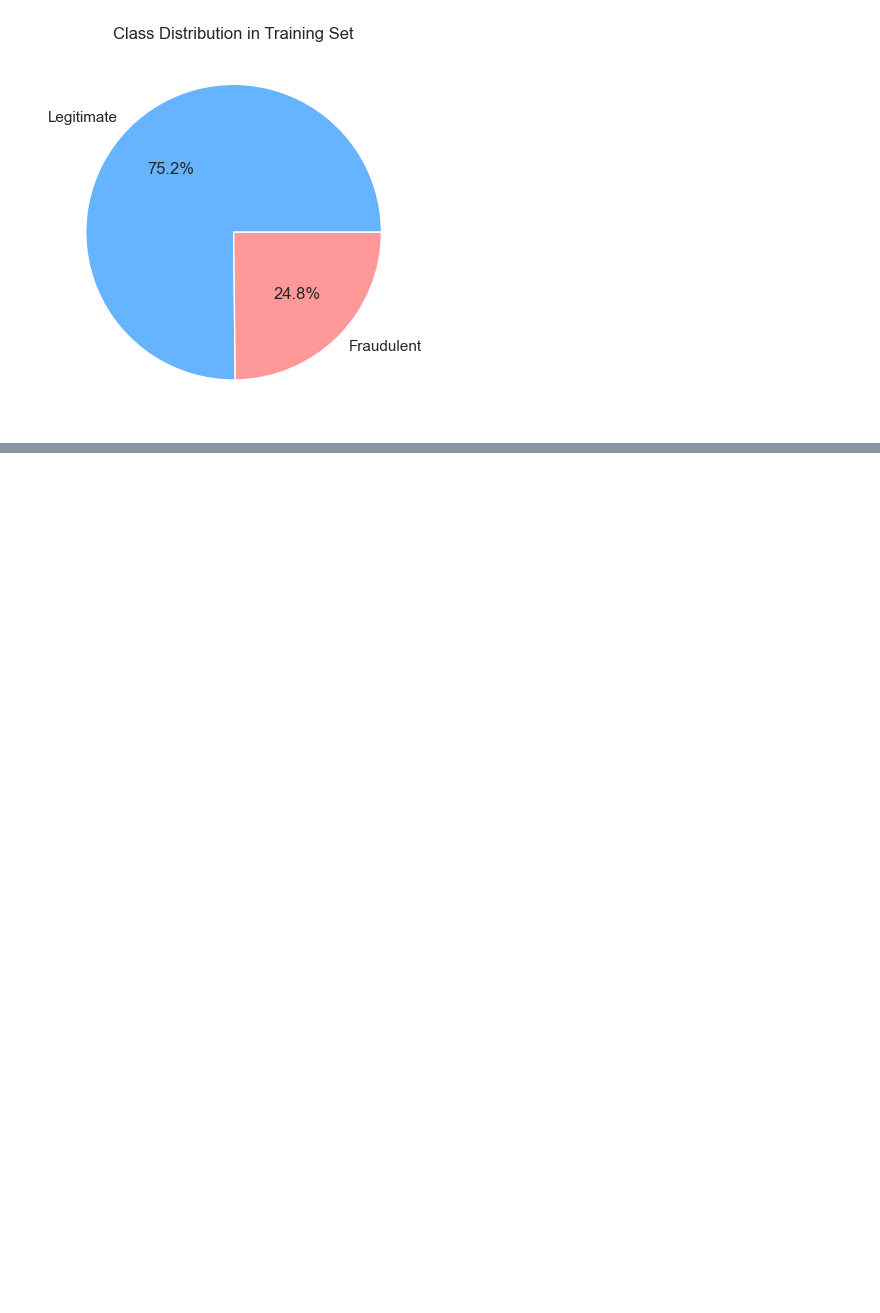
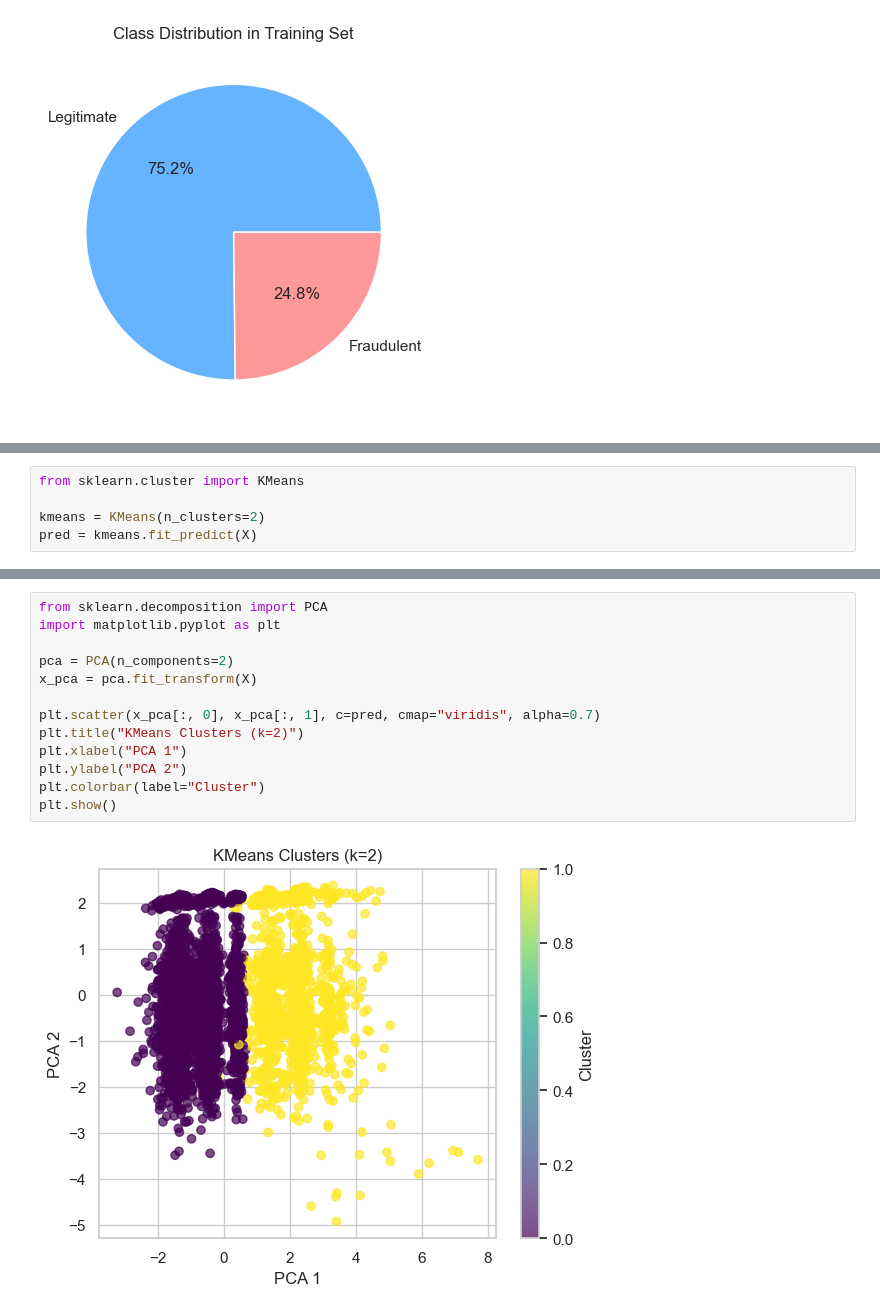
Before and after one commit to achintha-alahakoon/Fraud-Detection, a Jupyter notebook: backend/model2.ipynb, the cells around one changed output, grey strips where cells are left out. Saved outputs shown, nothing was run; the diff lists cells and outputs as text; blank space fills up the shorter version.

```diff
--- a/backend/model2.ipynb
+++ b/backend/model2.ipynb
@@ -390,0 +326,5 @@ Testing Scores:
+# %%
+from sklearn.cluster import KMeans
+
+kmeans = KMeans(n_clusters=2)
+pred = kmeans.fit_predict(X)
@@ -390,0 +349,15 @@ Testing Scores:
+# %%
+from sklearn.decomposition import PCA
+import matplotlib.pyplot as plt
+
+pca = PCA(n_components=2)
+x_pca = pca.fit_transform(X)
+
+plt.scatter(x_pca[:, 0], x_pca[:, 1], c=pred, cmap="viridis", alpha=0.7)
+plt.title("KMeans Clusters (k=2)")
+plt.xlabel("PCA 1")
+plt.ylabel("PCA 2")
+plt.colorbar(label="Cluster")
+plt.show()
+# %% [output]
+[figure, added]
```
Also changed, not shown: parts of 65 cells of this notebook, 15 other files.
